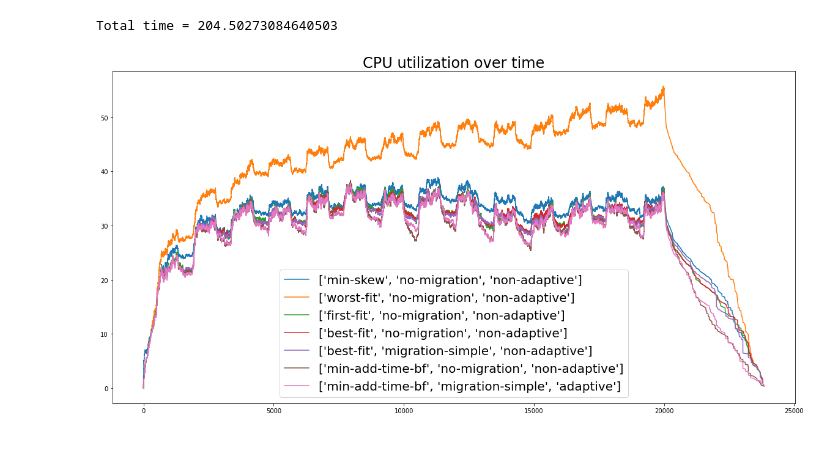
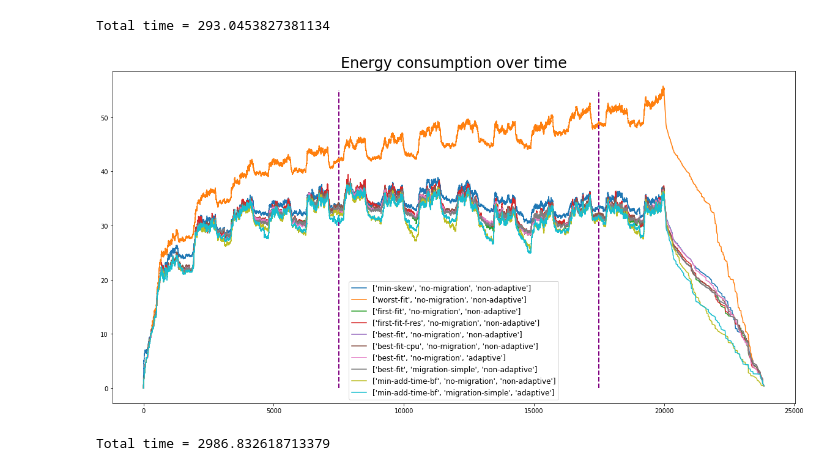
Before and after one commit to vetand/Dynamic-VM-allocation, a Jupyter notebook: painter.ipynb, the cells around one changed output. Cells and saved outputs as stored; diff of their text form; code cells hidden in the pictures.

```diff
--- a/painter.ipynb
+++ b/painter.ipynb
@@ -276,10 +281,66 @@ Total time = 96.64099597930908
+# %%
+import matplotlib.pyplot as plt
+import os
+import json
+import time
+
+os.system("python3 generator.py 23 poisson 6")
+
+plt.figure(figsize = (20, 10))
+
+#for day in range(20):
+#    if day * 1440 >= 10000 and day * 1440 <= 20000:
+#        plt.vlines(x = day * 1440, ymin = 28, ymax = 38, colors= 'purple', ls = '--', lw = 2)
+
+plt.vlines(x = 7500, ymin = 0, ymax = 55, colors= 'purple', ls = '--', lw = 2)
+plt.vlines(x = 17500, ymin = 0, ymax = 55, colors= 'purple', ls = '--', lw = 2)
+
+timer = time.time()
+policies = [['min-skew', 'no-migration', 'non-adaptive'],
+            ['worst-fit', 'no-migration', 'non-adaptive'],
+            ['first-fit', 'no-migration', 'non-adaptive'],
+            ['first-fit-f-res', 'no-migration', 'non-adaptive'],
+            ['best-fit', 'no-migration', 'non-adaptive'],
+            ['best-fit-cpu', 'no-migration', 'non-adaptive'],
+            ['best-fit', 'no-migration', 'adaptive'],
+            ['best-fit', 'migration-simple', 'non-adaptive'],
+            ['min-add-time-bf', 'no-migration', 'non-adaptive'],
+            ['min-add-time-bf', 'migration-simple', 'adaptive'],]
+for policy in policies:
+    os.system("python3 simulator.py {} {} {} 7500 17500".format(policy[0], policy[1], policy[2]))
+    data = json.load(open("output.json"))
+    X = []
+    Y = []
+    for elem in data:
+        #if elem['time'] >= 10000 and elem['time'] <= 20000:
+        X.append(elem['time'])
+        Y.append(elem['current energy'])
+    plt.title("Energy consumption over time", fontsize = 24)
+    plt.plot(X, Y, label = policy)
+
+# ideal result in terms of number of bins used, simply the ideal_bins_number = int(total_util) + 1
+
+#os.system("python3 simulator.py {}".format(policy, 'non-adaptive'))
+#data = json.load(open("output.json"))
+#X = []
+#Y = []
+#for elem in data:
+#    X.append(elem['time'])
+#    Y.append(elem['ideal result'])
+#
+#plt.plot(X, Y, label = 'ideal result')
+plt.legend(fontsize = 12)
+print("Total time = {}".format(time.time() - timer))
+# %% [output]
+Total time = 293.0453827381134
+[figure, added]
 # %%
 import matplotlib.pyplot as plt
 import os
 import json
 import time
 
-os.system("python3 generator.py 23 poisson")
+os.system("python3 generator.py 23 poisson 7")
 
 plt.figure(figsize = (20, 10))
 
@@ -291,13 +352,15 @@ timer = time.time()
 policies = [['min-skew', 'no-migration', 'non-adaptive'],
             ['worst-fit', 'no-migration', 'non-adaptive'],
             ['first-fit', 'no-migration', 'non-adaptive'],
+            ['first-fit-f-res', 'no-migration', 'non-adaptive'],
+            ['best-fit', 'no-migration', 'non-adaptive'],
+            ['best-fit-cpu', 'no-migration', 'non-adaptive'],
             ['best-fit', 'no-migration', 'adaptive'],
-            ['best-fit', 'no-migration', 'non-adaptive'],
             ['best-fit', 'migration-simple', 'non-adaptive'],
             ['min-add-time-bf', 'no-migration', 'non-adaptive'],
             ['min-add-time-bf', 'migration-simple', 'adaptive'],]
 for policy in policies:
-    os.system("python3 simulator.py {} {} {}".format(policy[0], policy[1], policy[2]))
+    os.system("python3 simulator.py {} {} {} 0 100000000".format(policy[0], policy[1], policy[2]))
     data = json.load(open("output.json"))
     X = []
     Y = []
@@ -305,7 +368,7 @@ for policy in policies:
         #if elem['time'] >= 10000 and elem['time'] <= 20000:
         X.append(elem['time'])
         Y.append(elem['current energy'])
-    plt.title("CPU utilization over time", fontsize = 24)
+    plt.title("Energy consumption over time", fontsize = 24)
     plt.plot(X, Y, label = policy)
 
 # ideal result in terms of number of bins used, simply the ideal_bins_number = int(total_util) + 1
@@ -319,8 +382,7 @@ for policy in policies:
 #    Y.append(elem['ideal result'])
 #
 #plt.plot(X, Y, label = 'ideal result')
-plt.legend(fontsize = 20)
+plt.legend(fontsize = 12)
 print("Total time = {}".format(time.time() - timer))
 # %% [output]
-Total time = 204.50273084640503
+Total time = 2986.832618713379
-[figure, removed]
```
Also changed, not shown: parts of 6 cells of this notebook, 3 other files.
